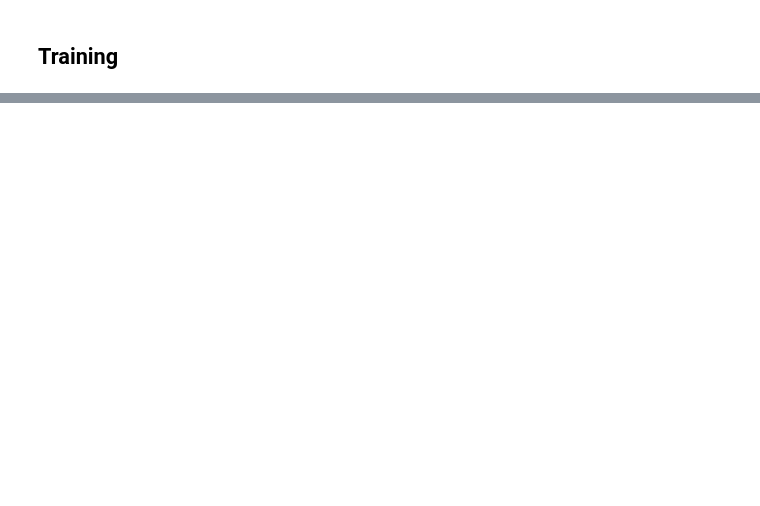
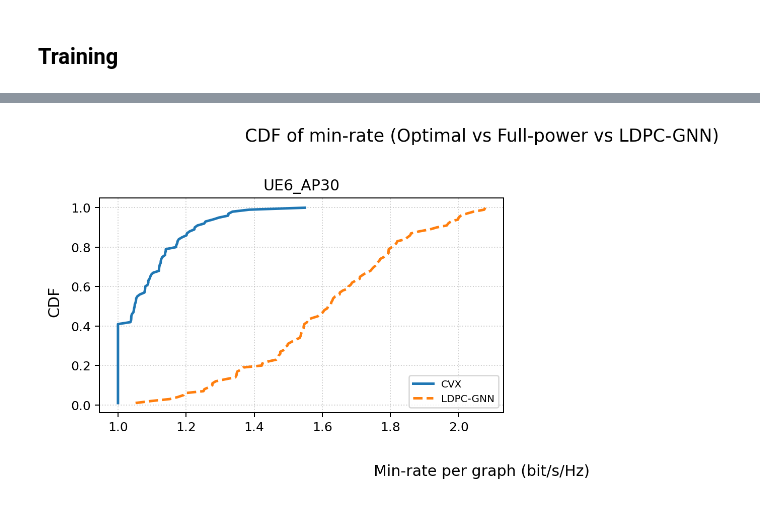
Before and after one commit to vuhoangviet0808/LDPC-inspried-GNN-, a Jupyter notebook: ldpc.ipynb, the cells around one changed output, grey strips where cells are left out. Drawn from its saved outputs; the diff is of its cells as text; code cells hidden in the pictures; blank space fills up the shorter version.

```diff
--- a/ldpc.ipynb
+++ b/ldpc.ipynb
@@ -463,0 +461,14 @@ print((rate_mat - rate).abs().max())
+# %%
+file_name = f'dl_data_with_power_1000_6_30'
+mat_data = scipy.io.loadmat(f'Data/{file_name}.mat')
+
+beta_all   = mat_data['betas']      # [N,M,K]
+gamma_all  = mat_data['Gammas']     # [N,M,K]
+power_all  = mat_data['power'] / rho_d
+phi_all    = mat_data['Phii_cf'].transpose(0, 2, 1)  # [N,K,tau]
+opt_all    = mat_data['R_cf_opt_min']          # [N]
+
+# idx = test_idx
+
+# Optimal min-rate per sample đã có sẵn
+min_opt = opt_all
@@ -463,0 +479,70 @@ print((rate_mat - rate).abs().max())
+# %%
+n_scen = len(scenario_configs)
+n_cols = 2
+n_rows = math.ceil(n_scen / n_cols)
+
+fig, axes = plt.subplots(
+    n_rows, n_cols,
+    figsize=(5 * n_cols, 4 * n_rows),
+    dpi=180,
+    sharex=True,
+    sharey=True
+)
+
+# nếu chỉ có 1 hàng/1 cột thì flatten cho dễ xử lý
+if isinstance(axes, np.ndarray):
+    axes = axes.flatten()
+else:
+    axes = [axes]
+
+for i, cfg in enumerate(scenario_configs):
+    ax = axes[i]
+    name        = cfg["name"]
+    num_ue      = cfg["num_ue"]
+    num_ap      = cfg["num_ap"]
+    test_loader = cfg["test_loader"]
+    test_idx    = cfg["test_idx"]
+
+    # 1) GNN min-rate
+    min_gnn = collect_min_rates_model(
+        loader      = test_loader,
+        model       = model,
+        tau         = tau,
+        rho_p       = rho_p,
+        rho_d       = rho_d,
+        num_antenna = num_antenna,
+    )
+
+    # 2) Optimal & full-power baseline từ .mat
+    min_opt, min_full = collect_min_rates_opt_and_full(
+        num_ue      = num_ue,
+        num_ap      = num_ap,
+        test_idx    = test_idx,
+        rho_d       = rho_d,
+        tau         = tau,
+        rho_p       = rho_p,
+        rho_d_data  = rho_d,
+        num_antenna = num_antenna,
+        data_dir    = 'Data'
+    )
+
+    # Vẽ CDF 3 đường
+    plot_cdf(ax, min_opt,  label='CVX',       linestyle='-')
+    # plot_cdf(ax, min_full, label='Full power',    linestyle='-.')
+    plot_cdf(ax, min_gnn,  label='LDPC-GNN',      linestyle='--')
+
+    ax.set_title(name, fontsize=12)
+    ax.grid(True, linestyle=':', alpha=0.6)
+    ax.legend(fontsize=8)
+
+# Ẩn subplot thừa nếu có
+for j in range(i + 1, len(axes)):
+    fig.delaxes(axes[j])
+
+fig.supxlabel('Min-rate per graph (bit/s/Hz)', fontsize=12)
+fig.supylabel('CDF', fontsize=12)
+fig.suptitle('CDF of min-rate (Optimal vs Full-power vs LDPC-GNN)', fontsize=14)
+plt.tight_layout(rect=[0, 0.02, 1, 0.96])
+plt.show()
+# %% [output]
+[figure, added]
```
Also changed, not shown: parts of 58 cells of this notebook, 11 other files.
